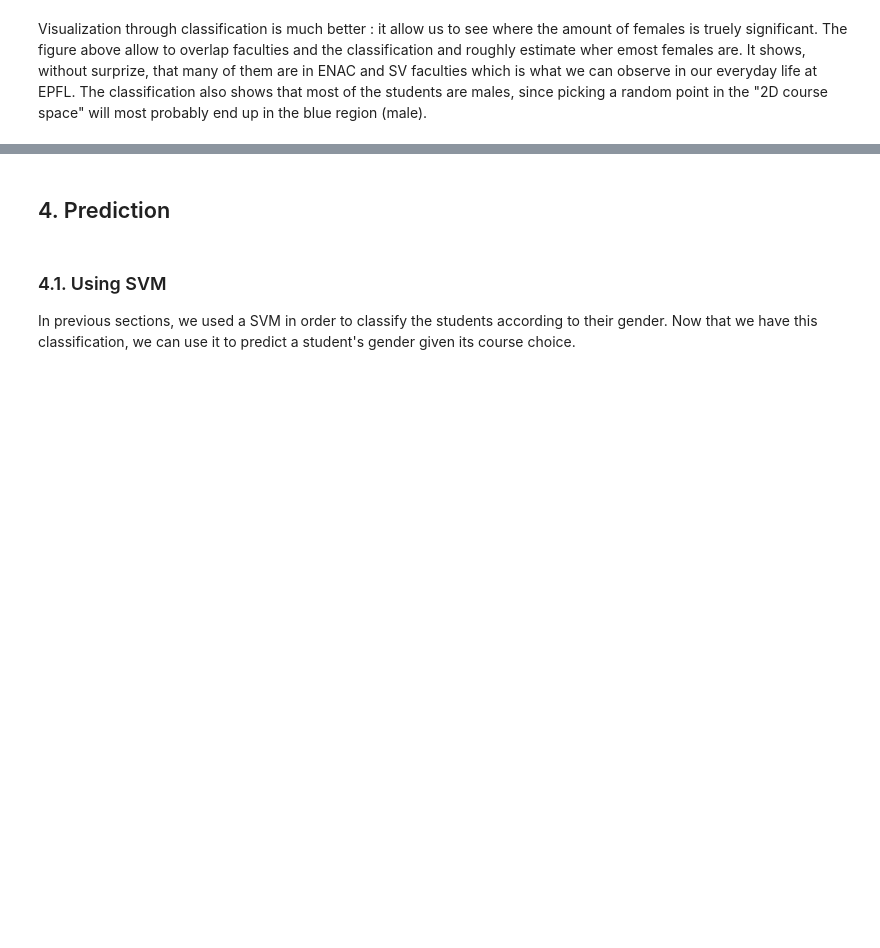
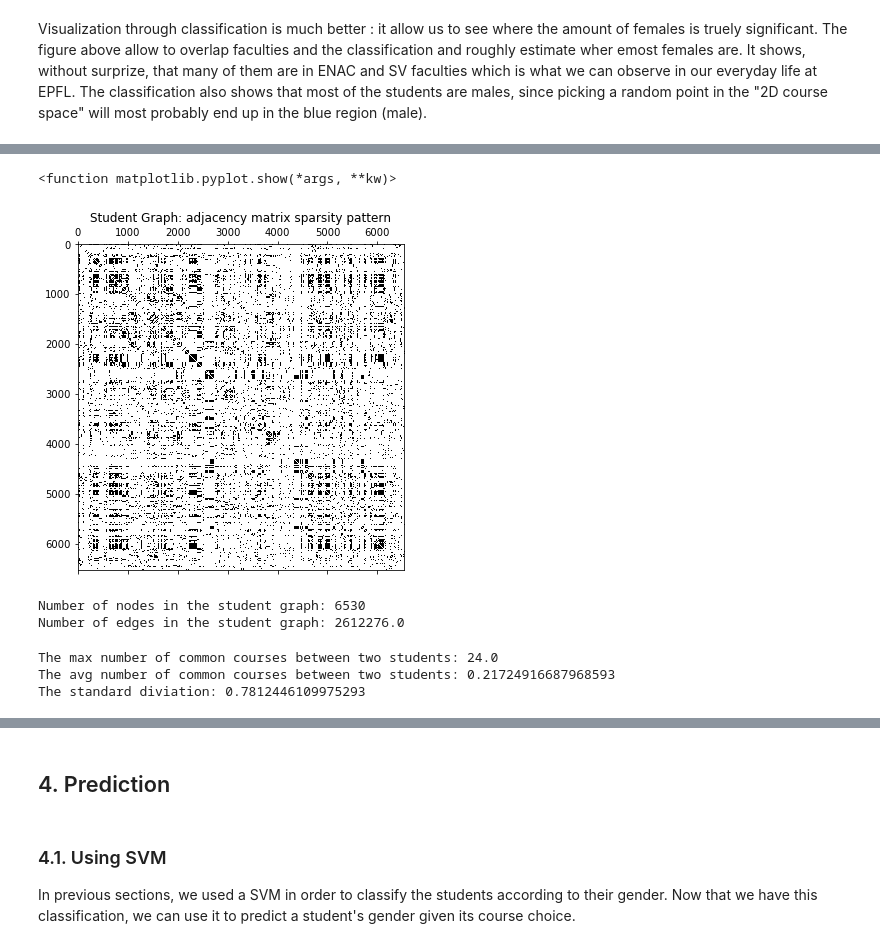
Before and after one commit to jm-x-1/NTDS_2019_PROJECT_TEAM_1, a Jupyter notebook: Source/team_1_main.ipynb, the cells around one changed output, grey strips where cells are left out. Drawn from its saved outputs; the diff is of its cells as text; code cells hidden in the pictures; blank space fills up the shorter version.

```diff
--- a/Source/team_1_main.ipynb
+++ b/Source/team_1_main.ipynb
@@ -522,0 +533,4 @@ Visualization through classification is much better : it allow us to see where t
+# %%
+A_students = student_course_matrix @ np.transpose(student_course_matrix)
+np.fill_diagonal(A_students, 0)
+A_students
@@ -522,0 +545,27 @@ Visualization through classification is much better : it allow us to see where t
+# %%
+plt.figure(1, figsize=(6, 6))
+plt.title('Student Graph: adjacency matrix sparsity pattern')
+plt.spy(A_students)
+plt.show
+# %% [output]
+<function matplotlib.pyplot.show(*args, **kw)>
+[figure, added]
+# %%
+num_nodes = A_students.shape[0]
+print(f"Number of nodes in the student graph: {num_nodes}")
+num_edges = np.count_nonzero(A_students) / 2
+print(f"Number of edges in the student graph: {num_edges}")
+# %% [output]
+Number of nodes in the student graph: 6530
+Number of edges in the student graph: 2612276.0
+# %%
+max_weight = A_students.max()
+print(f"The max number of common courses between two students: {max_weight}")
+avg_weight = A_students.mean()
+print(f"The avg number of common courses between two students: {avg_weight}")
+std_weight = A_students.std()
+print(f"The standard diviation: {std_weight}")
+# %% [output]
+The max number of common courses between two students: 24.0
+The avg number of common courses between two students: 0.21724916687968593
+The standard diviation: 0.7812446109975293
```
Also changed, not shown: parts of 27 cells of this notebook, 6 other files.
